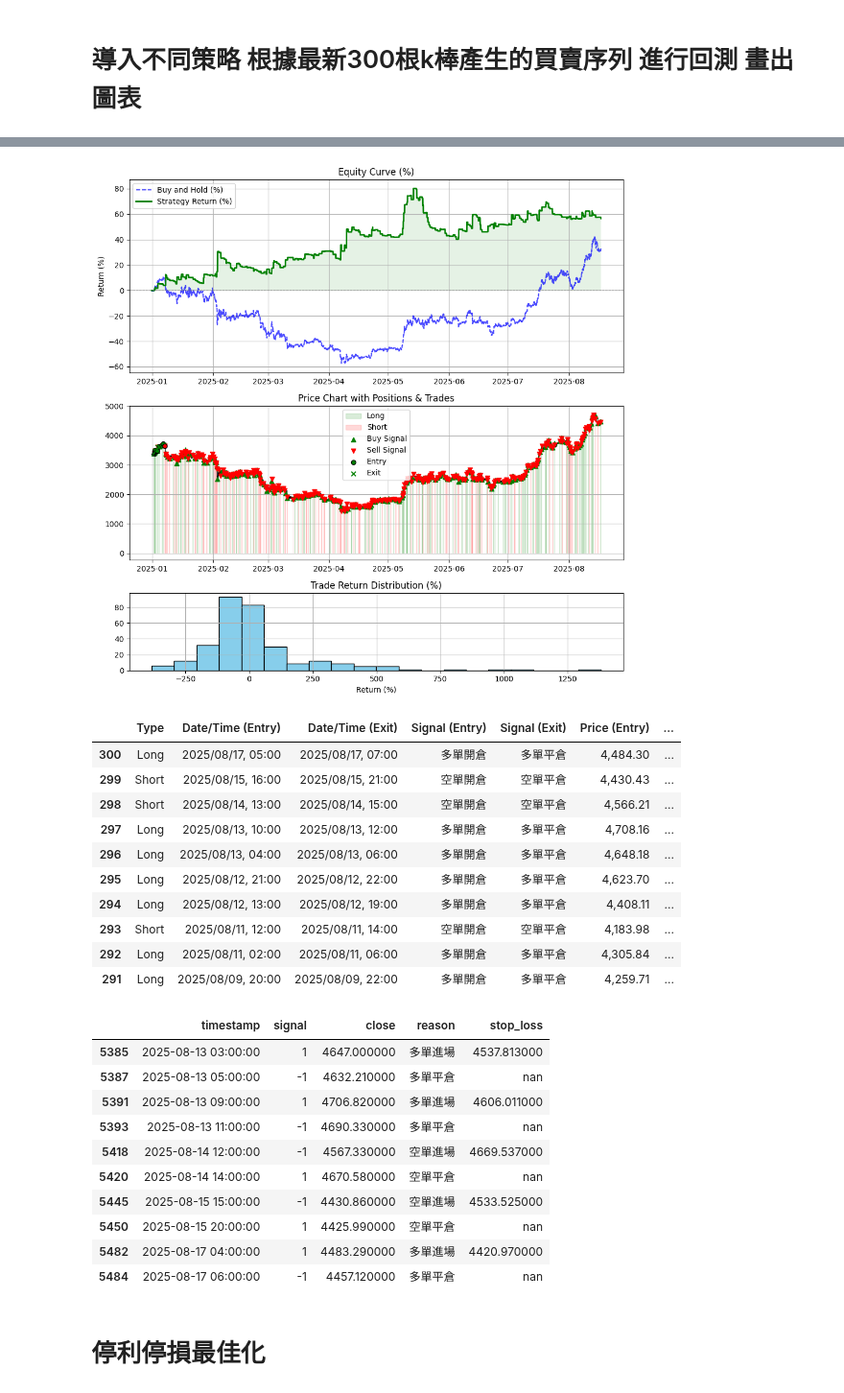
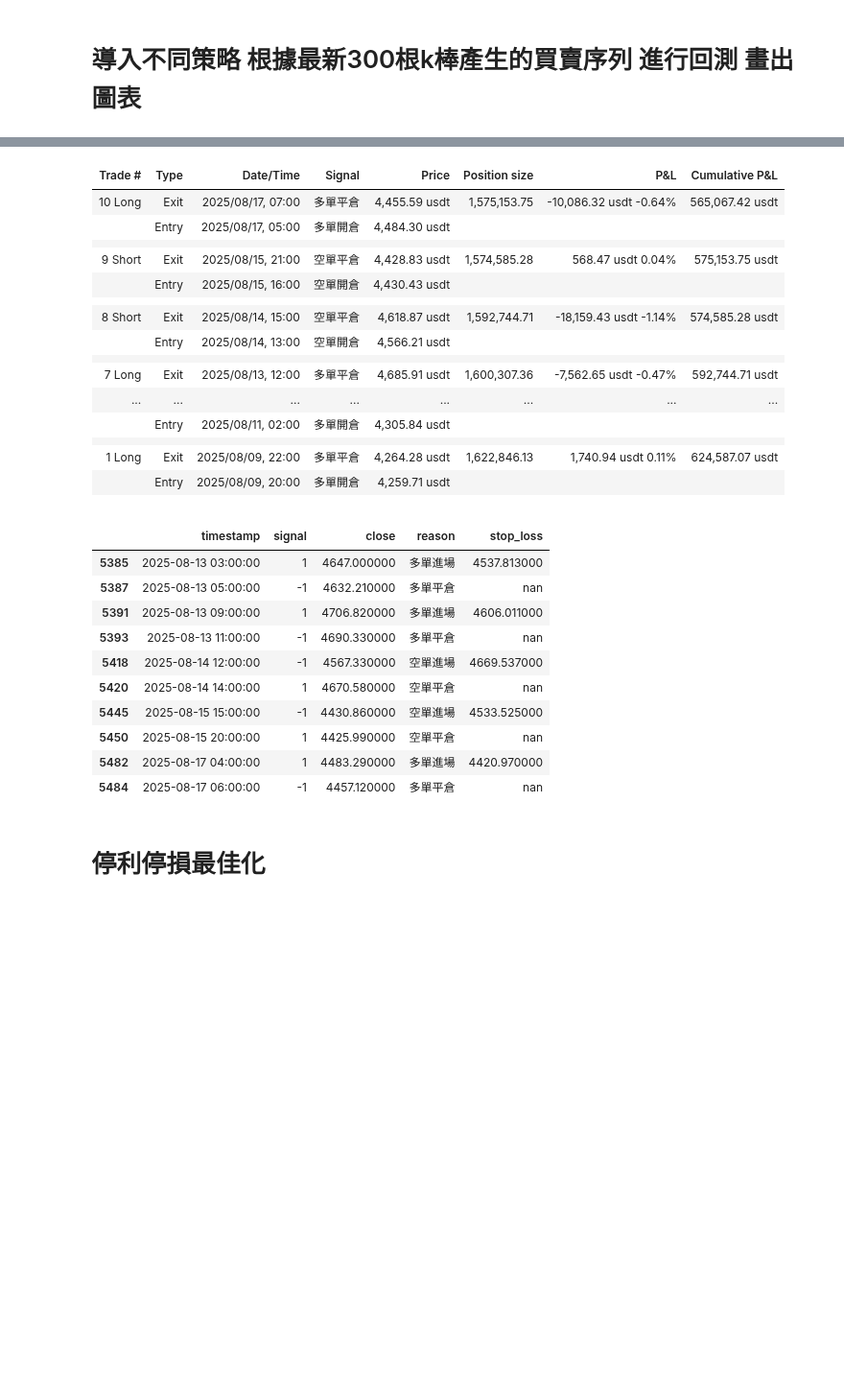
Before and after one commit to skywalker0803r/Vedanta, a Jupyter notebook: backtest_usage.ipynb, the cells around one changed output, grey strips where cells are left out. Shown at 96% size. Saved outputs shown, nothing was run; the diff lists cells and outputs as text; code cells hidden in the pictures; blank space fills up the shorter version.

```diff
--- a/backtest_usage.ipynb
+++ b/backtest_usage.ipynb
@@ -3,7 +3,8 @@
 # %%
 from Technicalindicatorstrategy import vegas,turtle_strategy,macd,turtle_strategy_filter
 from Backtest.backtest import backtest_signals
-from Plot.plot import plot_backtest_result
+from Plot.plot import display_trades_log_as_html
+from IPython.display import HTML
 import pandas as pd
 from datetime import datetime,timedelta
 import warnings
@@ -17,47 +18,52 @@ df_signals = turtle_strategy_filter.get_signals('ETHUSDT','1h',datetime.now(),54
 
 result = backtest_signals(
     df_signals.copy(),
     initial_capital = 1000000, # 1000台幣
     fee_rate = 0.0000, # 合約手續費
     leverage = 1, # 槓桿
     allow_short = True, # 是否做空
     stop_loss = None,       # 停損閾值，例如0.05代表5%
     take_profit = None,     # 停利閾值
     capital_ratio = 1, # 每次使用的資金佔比
     max_hold_bars = 100000,# 最大持有K棒數
     delay_entry=True
     )
 display(pd.DataFrame(result['metric'],index=['metric']).T)
-plot_backtest_result(result)
-display(pd.DataFrame(result['trades_log']).iloc[::-1].head(10).style.background_gradient())
+html_output = display_trades_log_as_html(result['trades_log'][-10:])
+display(HTML(html_output))
 display(df_signals.loc[df_signals['signal']!=0,['timestamp','signal','close','reason','stop_loss']].tail(10).style.background_gradient())
 # %% [output]
 |  | metric |
 | 回測K棒數量 | 5486 |
 | 總報酬率 | 56.51 |
 | 日報酬率 | 0.1962 |
 | 最大回撤 | -22.18 |
 | 交易次數 | 301 |
 | 勝率 | 39.87 |
 | 平均每筆報酬率 | 0.17 |
 | 平均獲利時報酬 | 1.81 |
 | 平均虧損時報酬 | -0.92 |
 | 盈虧比 | 1.97 |
 | 最大單筆報酬 | 13.80 |
 | 最大單筆虧損 | -3.82 |
 | 平均持有K棒數 | 2.80 |
-[figure, removed]
-|  | Type | Date/Time (Entry) | Date/Time (Exit) | Signal (Entry) | Signal (Exit) | Price (Entry) | ... |
-| 300 | Long | 2025/08/17, 05:00 | 2025/08/17, 07:00 | 多單開倉 | 多單平倉 | 4,484.30 | ... |
-| 299 | Short | 2025/08/15, 16:00 | 2025/08/15, 21:00 | 空單開倉 | 空單平倉 | 4,430.43 | ... |
-| 298 | Short | 2025/08/14, 13:00 | 2025/08/14, 15:00 | 空單開倉 | 空單平倉 | 4,566.21 | ... |
-| 297 | Long | 2025/08/13, 10:00 | 2025/08/13, 12:00 | 多單開倉 | 多單平倉 | 4,708.16 | ... |
-| 296 | Long | 2025/08/13, 04:00 | 2025/08/13, 06:00 | 多單開倉 | 多單平倉 | 4,648.18 | ... |
-| 295 | Long | 2025/08/12, 21:00 | 2025/08/12, 22:00 | 多單開倉 | 多單平倉 | 4,623.70 | ... |
-| 294 | Long | 2025/08/12, 13:00 | 2025/08/12, 19:00 | 多單開倉 | 多單平倉 | 4,408.11 | ... |
-| 293 | Short | 2025/08/11, 12:00 | 2025/08/11, 14:00 | 空單開倉 | 空單平倉 | 4,183.98 | ... |
-| 292 | Long | 2025/08/11, 02:00 | 2025/08/11, 06:00 | 多單開倉 | 多單平倉 | 4,305.84 | ... |
-| 291 | Long | 2025/08/09, 20:00 | 2025/08/09, 22:00 | 多單開倉 | 多單平倉 | 4,259.71 | ... |
+| Trade # | Type | Date/Time | Signal | Price | Position size | P&L | Cumulative P&L |
+| 10 Long | Exit | 2025/08/17, 07:00 | 多單平倉 | 4,455.59 usdt | 1,575,153.75 | -10,086.32 usdt -0.64% | 565,067.42 usdt |
+|  | Entry | 2025/08/17, 05:00 | 多單開倉 | 4,484.30 usdt |  |  |  |
+|  |  |  |  |  |  |  |  |
+| 9 Short | Exit | 2025/08/15, 21:00 | 空單平倉 | 4,428.83 usdt | 1,574,585.28 | 568.47 usdt 0.04% | 575,153.75 usdt |
+|  | Entry | 2025/08/15, 16:00 | 空單開倉 | 4,430.43 usdt |  |  |  |
+|  |  |  |  |  |  |  |  |
+| 8 Short | Exit | 2025/08/14, 15:00 | 空單平倉 | 4,618.87 usdt | 1,592,744.71 | -18,159.43 usdt -1.14% | 574,585.28 usdt |
+|  | Entry | 2025/08/14, 13:00 | 空單開倉 | 4,566.21 usdt |  |  |  |
+|  |  |  |  |  |  |  |  |
+| 7 Long | Exit | 2025/08/13, 12:00 | 多單平倉 | 4,685.91 usdt | 1,600,307.36 | -7,562.65 usdt -0.47% | 592,744.71 usdt |
+| ... | ... | ... | ... | ... | ... | ... | ... |
+|  | Entry | 2025/08/11, 02:00 | 多單開倉 | 4,305.84 usdt |  |  |  |
+|  |  |  |  |  |  |  |  |
+| 1 Long | Exit | 2025/08/09, 22:00 | 多單平倉 | 4,264.28 usdt | 1,622,846.13 | 1,740.94 usdt 0.11% | 624,587.07 usdt |
+|  | Entry | 2025/08/09, 20:00 | 多單開倉 | 4,259.71 usdt |  |  |  |
+|  |  |  |  |  |  |  |  |
 |  | timestamp | signal | close | reason | stop_loss |
 | 5385 | 2025-08-13 03:00:00 | 1 | 4647.000000 | 多單進場 | 4537.813000 |
 | 5387 | 2025-08-13 05:00:00 | -1 | 4632.210000 | 多單平倉 | nan |
```
Also changed, not shown: 3 other files.
